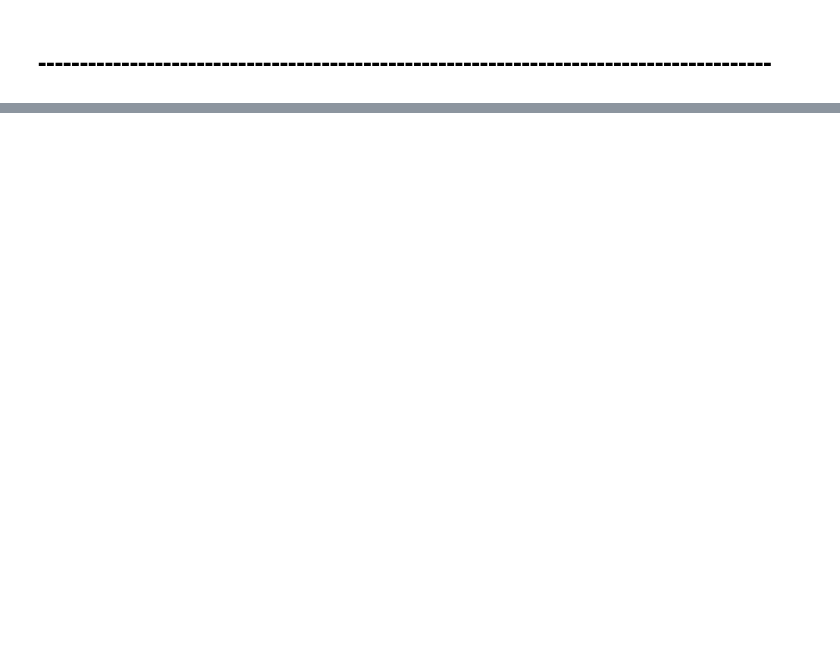
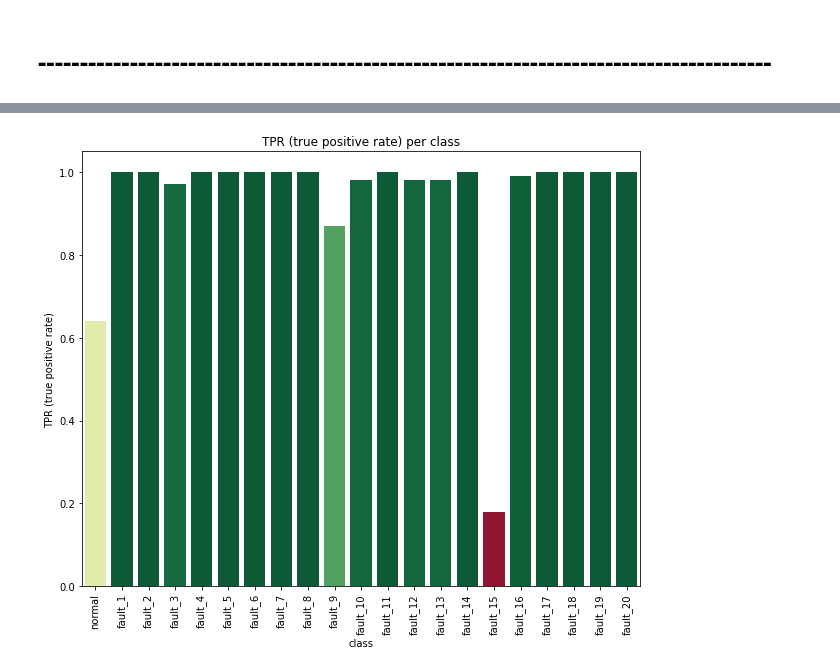
Before and after one commit to MarkLyubimov/tep, a Jupyter notebook: notebooks/experiments_lstm/medium_article_pytorch_tensorboard_lstm_window_100_cut_start.ipynb, the cells around one changed output, grey strips where cells are left out. Drawn from its saved outputs; the diff is of its cells as text; code cells hidden in the pictures; blank space fills up the shorter version.

```diff
--- a/notebooks/experiments_lstm/medium_article_pytorch_tensorboard_lstm_window_100_cut_start.ipynb
+++ b/notebooks/experiments_lstm/medium_article_pytorch_tensorboard_lstm_window_100_cut_start.ipynb
@@ -519,0 +581,28 @@ plt.show()
+# %%
+FP = conf.sum(axis=0) - np.diag(conf)
+FN = conf.sum(axis=1) - np.diag(conf)
+TP = np.diag(conf)
+TN = conf.sum() - (FP + FN + TP)
+# %%
+TPR = TP / (TP + FN)
+FPR = FP / (FP + TN)
+
+ACCURACY = (TP + TN) / (TP + TN + FP + FN)
+# %%
+def plotting(arr, name):
+    classes = np.arange(len(arr))
+
+    norm = plt.Normalize(arr.min(), arr.max())
+    colors = plt.cm.RdYlGn(norm(arr))
+
+    plt.figure(figsize=(10, 8))
+    plt.title(f'{name} per class')
+    sns.barplot(x=classes, y=arr, palette=colors)
+    plt.xticks(classes, ["fault_" + str(c) if c > 0 else "normal" for c in classes], rotation=90)
+    plt.xlabel('class')
+    plt.ylabel(f'{name}')
+    plt.show()
+# %%
+plotting(TPR, "TPR (true positive rate)")
+# %% [output]
+[figure, added]
```
Also changed, not shown: parts of 20 cells of this notebook, 1 other file.
